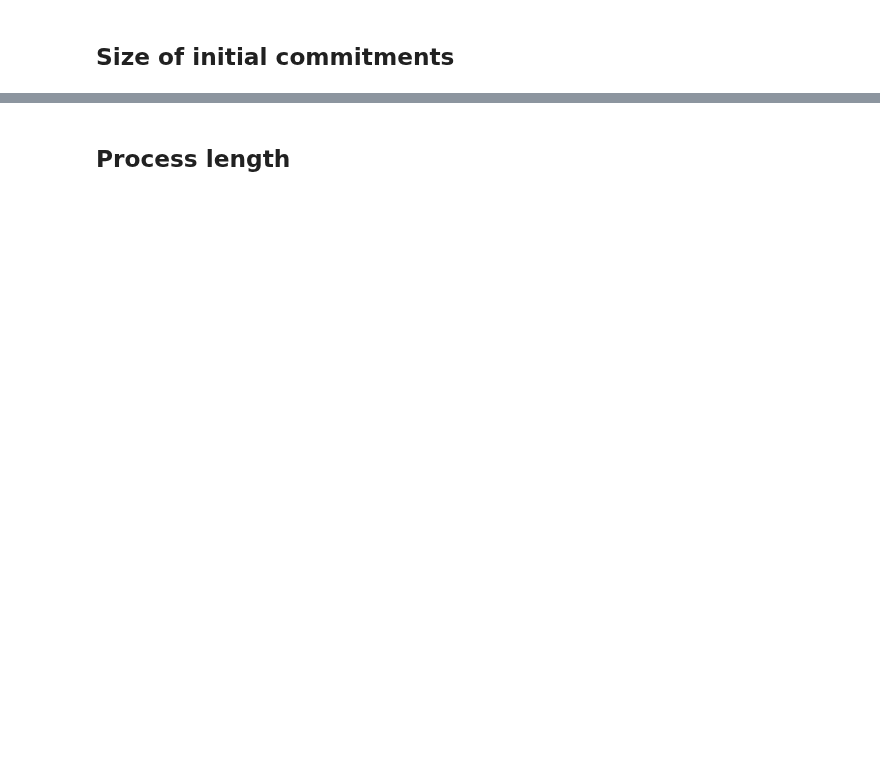
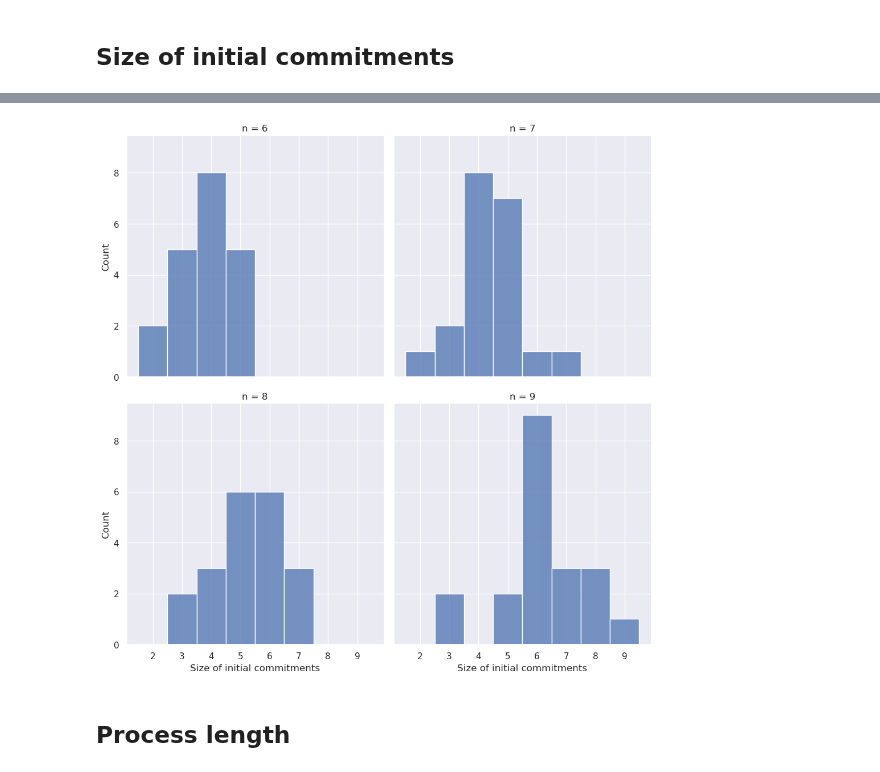
Before and after one commit to re-models/re-technical-report, a Jupyter notebook: notebooks/chapter_general-props.ipynb, the cells around one changed output, grey strips where cells are left out. Saved outputs shown, nothing was run; the diff lists cells and outputs as text; code cells hidden in the pictures; blank space fills up the shorter version.

```diff
--- a/notebooks/chapter_general-props.ipynb
+++ b/notebooks/chapter_general-props.ipynb
@@ -112,2 +156,12 @@ sns.displot(re_data.drop_duplicates(["init_coms"]), x="init_coms_size", discrete
+# %%
+g = sns.displot(re_data.drop_duplicates(['init_coms', 'n_sentence_pool']), x='init_coms_size',
+            col='n_sentence_pool', col_wrap=2, discrete=True)
+g.set_axis_labels(x_var='Size of initial commitments')
+#g.set_titles(row_template=f'{col_var}')
+g.set_titles("n = {col_name}")
+g.savefig(path.join(figures_output_dir, 'size-init-coms.pdf'), bbox_inches='tight')
+g.savefig(path.join(figures_output_dir, 'size-init-coms.png'), bbox_inches='tight')
+# %% [output]
+[figure, added]
 # %% [markdown]
 ## Process length
```
Also changed, not shown: parts of 53 cells of this notebook, 33 other files.
